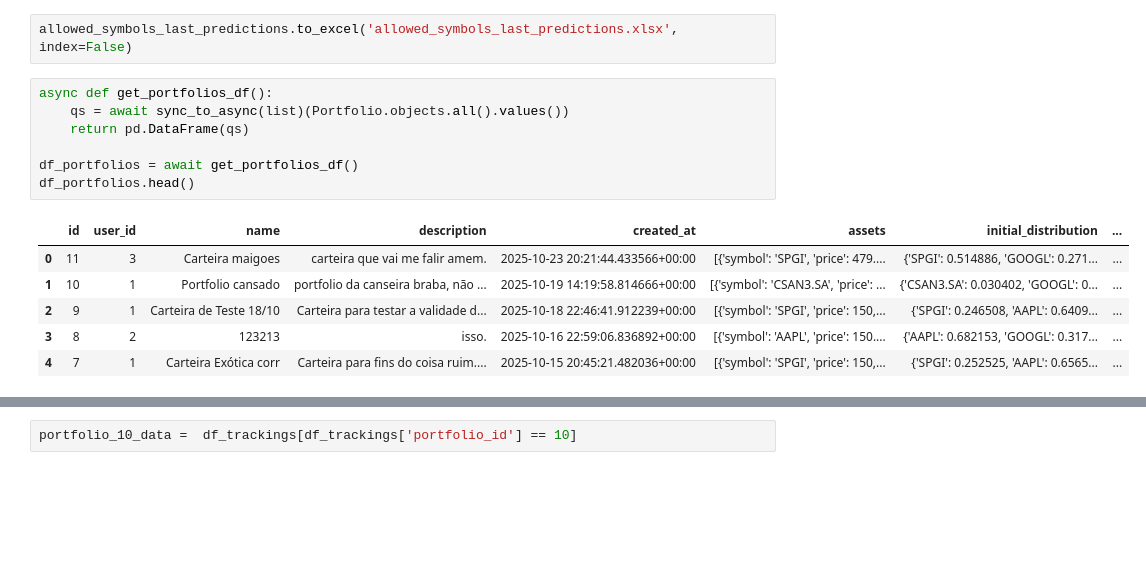
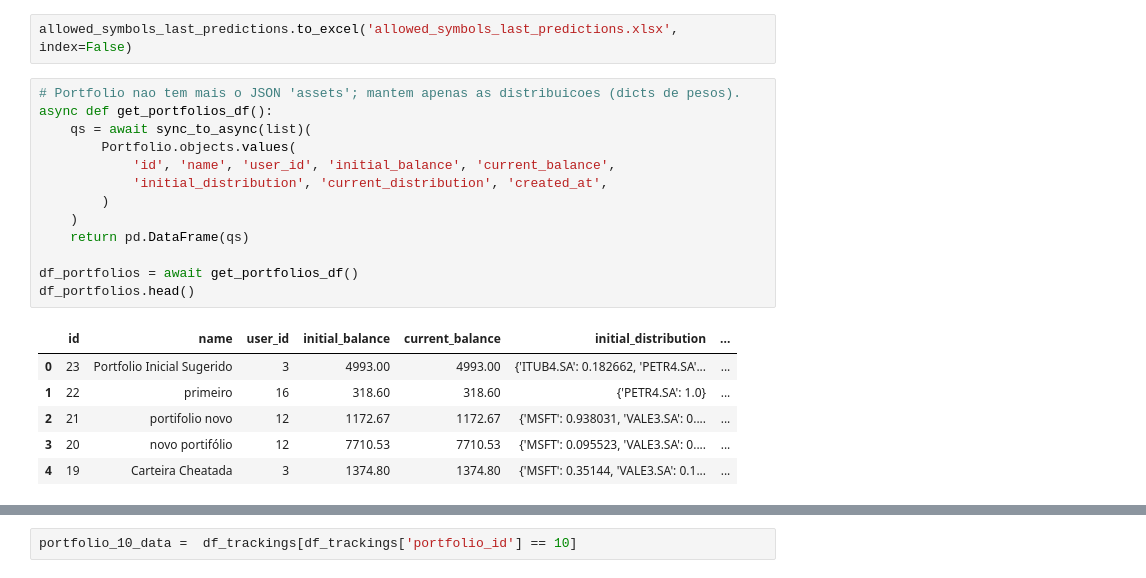
Before and after one commit to matheusff1/back-gnosis-api, a Jupyter notebook: gnosis/notebooks/read-db.ipynb, the cells around one changed output, grey strips where cells are left out. Drawn from its saved outputs; the diff is of its cells as text; blank space fills up the shorter version.

```diff
--- a/gnosis/notebooks/read-db.ipynb
+++ b/gnosis/notebooks/read-db.ipynb
@@ -221,17 +219,23 @@ pd.set_option('display.width', 2000)
 # %%
 allowed_symbols_last_predictions.to_excel('allowed_symbols_last_predictions.xlsx', index=False)
 # %%
+# Portfolio nao tem mais o JSON 'assets'; mantem apenas as distribuicoes (dicts de pesos).
 async def get_portfolios_df():
-    qs = await sync_to_async(list)(Portfolio.objects.all().values())
+    qs = await sync_to_async(list)(
+        Portfolio.objects.values(
+            'id', 'name', 'user_id', 'initial_balance', 'current_balance',
+            'initial_distribution', 'current_distribution', 'created_at',
+        )
+    )
     return pd.DataFrame(qs)
 
 df_portfolios = await get_portfolios_df()
 df_portfolios.head()
 # %% [output]
-|  | id | user_id | name | description | created_at | assets | initial_distribution | ... |
-| 0 | 11 | 3 | Carteira maigoes | carteira que vai me falir amem. | 2025-10-23 20:21:44.433566+00:00 | [{'symbol': 'SPGI', 'price': 479.... | {'SPGI': 0.514886, 'GOOGL': 0.271... | ... |
-| 1 | 10 | 1 | Portfolio cansado | portfolio da canseira braba, não ... | 2025-10-19 14:19:58.814666+00:00 | [{'symbol': 'CSAN3.SA', 'price': ... | {'CSAN3.SA': 0.030402, 'GOOGL': 0... | ... |
-| 2 | 9 | 1 | Carteira de Teste 18/10 | Carteira para testar a validade d... | 2025-10-18 22:46:41.912239+00:00 | [{'symbol': 'SPGI', 'price': 150,... | {'SPGI': 0.246508, 'AAPL': 0.6409... | ... |
-| 3 | 8 | 2 | 123213 | isso. | 2025-10-16 22:59:06.836892+00:00 | [{'symbol': 'AAPL', 'price': 150.... | {'AAPL': 0.682153, 'GOOGL': 0.317... | ... |
-| 4 | 7 | 1 | Carteira Exótica corr | Carteira para fins do coisa ruim.... | 2025-10-15 20:45:21.482036+00:00 | [{'symbol': 'SPGI', 'price': 150,... | {'SPGI': 0.252525, 'AAPL': 0.6565... | ... |
+|  | id | name | user_id | initial_balance | current_balance | initial_distribution | ... |
+| 0 | 23 | Portfolio Inicial Sugerido | 3 | 4993.00 | 4993.00 | {'ITUB4.SA': 0.182662, 'PETR4.SA'... | ... |
+| 1 | 22 | primeiro | 16 | 318.60 | 318.60 | {'PETR4.SA': 1.0} | ... |
+| 2 | 21 | portifolio novo | 12 | 1172.67 | 1172.67 | {'MSFT': 0.938031, 'VALE3.SA': 0.... | ... |
+| 3 | 20 | novo portifólio | 12 | 7710.53 | 7710.53 | {'MSFT': 0.095523, 'VALE3.SA': 0.... | ... |
+| 4 | 19 | Carteira Cheatada | 3 | 1374.80 | 1374.80 | {'MSFT': 0.35144, 'VALE3.SA': 0.1... | ... |
 # %%
```
Also changed, not shown: parts of 25 cells of this notebook, 51 other files.
